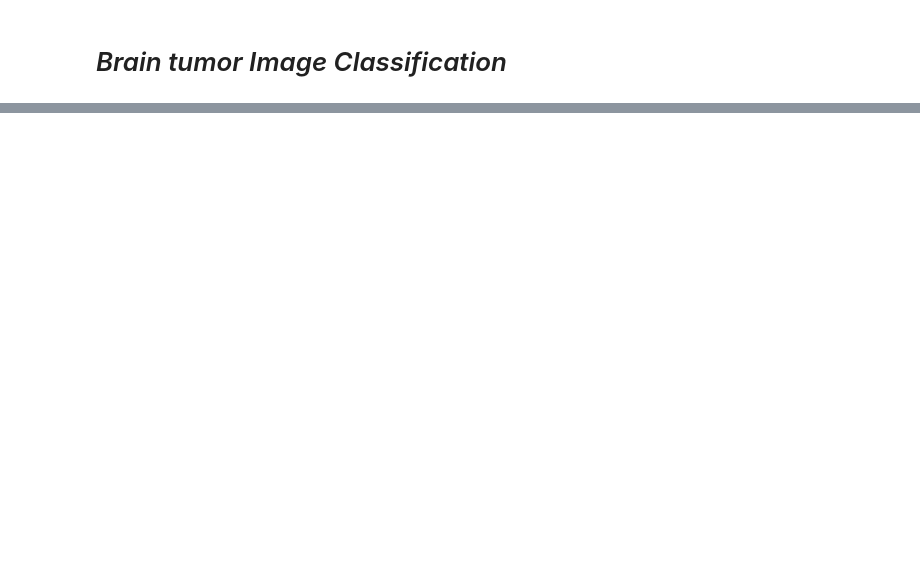
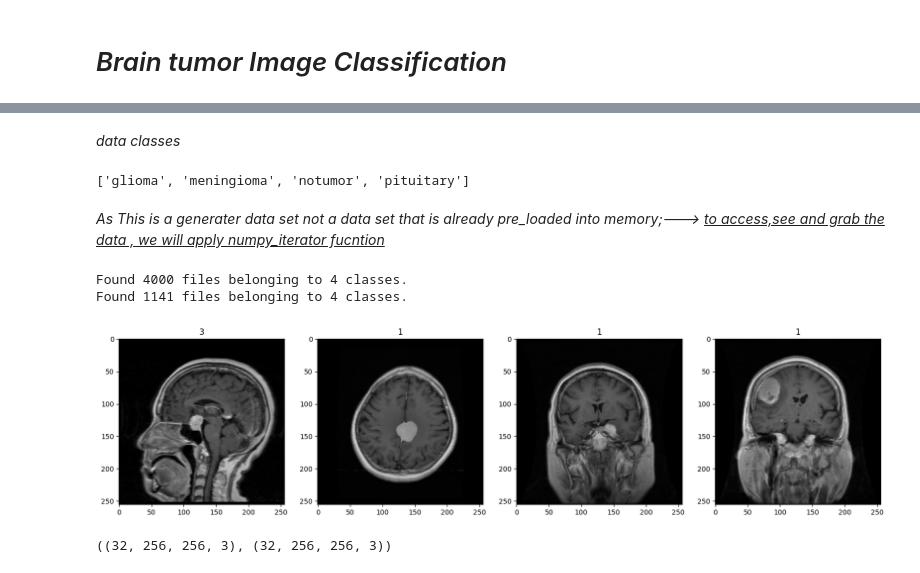
Before and after one commit to omars1234/DeepLearning_CNN, a Jupyter notebook: NoteBook.ipynb, the cells around one changed output, grey strips where cells are left out. Saved outputs shown, nothing was run; the diff lists cells and outputs as text; code cells hidden in the pictures; blank space fills up the shorter version.

```diff
--- a/NoteBook.ipynb
+++ b/NoteBook.ipynb
@@ -103,6 +2,0 @@ batch=scalled_iterator.next()
-# %%
-## Visualling the 1st 4 images after scalling
-fig,ax=plt.subplots(ncols=4,figsize=(20,20))
-for index,img in enumerate(batch[0][:4]):
-    ax[index].imshow(img)
-    ax[index].title.set_text(batch[1][index])
@@ -267,0 +29,4 @@ plt.imshow(img_test)
+# %%
+train_path="DataSet2/train_data"
+validation_path="DataSet2/validation_data"
+test_data_path="DataSet2/test_data"
@@ -267,0 +89,32 @@ plt.imshow(img_test)
+# %% [markdown]
+*data classes*
+# %%
+print(os.listdir(data_dir)[:-3])
+# %% [output]
+['glioma', 'meningioma', 'notumor', 'pituitary']
+# %% [markdown]
+*As This is a generater data set not a data set that is already pre_loaded into memory;---> <u>to access,see and grab the data , we will apply numpy_iterator fucntion</u>*
+# %%
+train_data=tf.keras.utils.image_dataset_from_directory(train_path)
+validation_data=tf.keras.utils.image_dataset_from_directory(validation_path)
+# %% [output]
+Found 4000 files belonging to 4 classes.
+Found 1141 files belonging to 4 classes.
+# %%
+train_data_iterator=train_data.as_numpy_iterator()
+train_data_batch=train_data_iterator.next()
+
+#print(len(train_data_batch))
+#train_data_batch
+#train_data_batch[1]
+
+train_data=train_data.map(lambda x, y :(x/255, y))
+train_data_scalled_iterator=train_data.as_numpy_iterator()
+train_data_batch=train_data_scalled_iterator.next()
+# %%
+fig,ax=plt.subplots(ncols=4,figsize=(20,20))
+for index,img in enumerate(train_data_batch[0][:4]):
+    ax[index].imshow(img)
+    ax[index].title.set_text(train_data_batch[1][index])
+# %% [output]
+[figure, added]
@@ -267,0 +132,4 @@ plt.imshow(img_test)
+# %%
+train_data_batch[0].shape,validation_data_batch[0].shape
+# %% [output]
+((32, 256, 256, 3), (32, 256, 256, 3))
```
Also changed, not shown: parts of 78 cells of this notebook.
